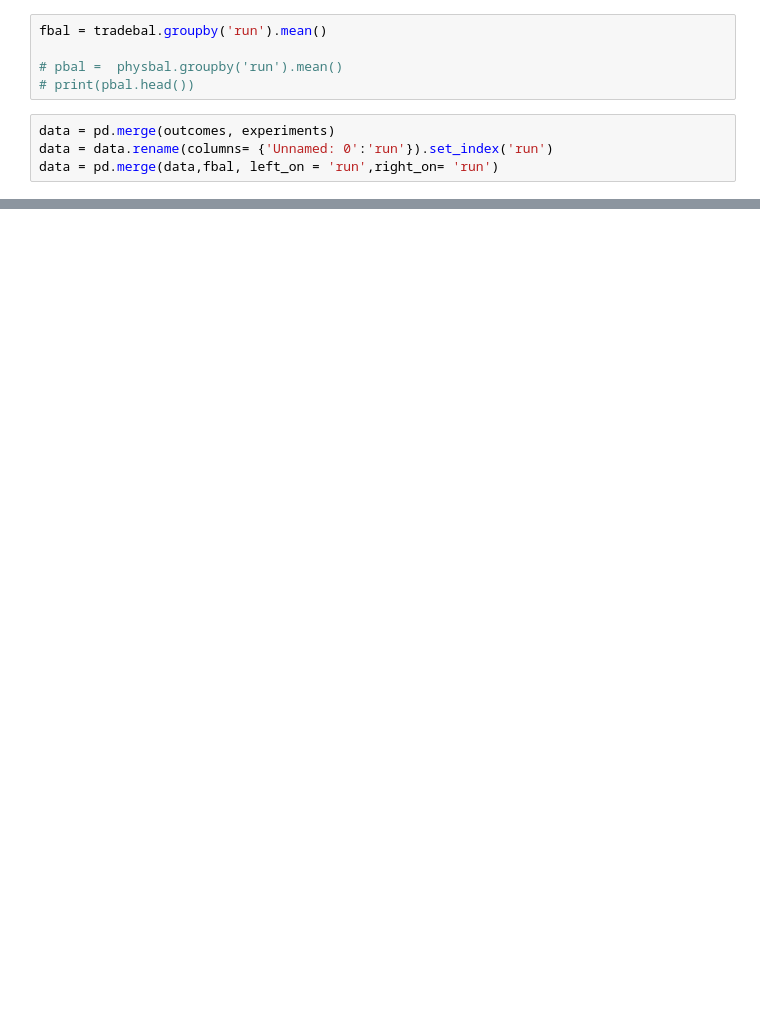
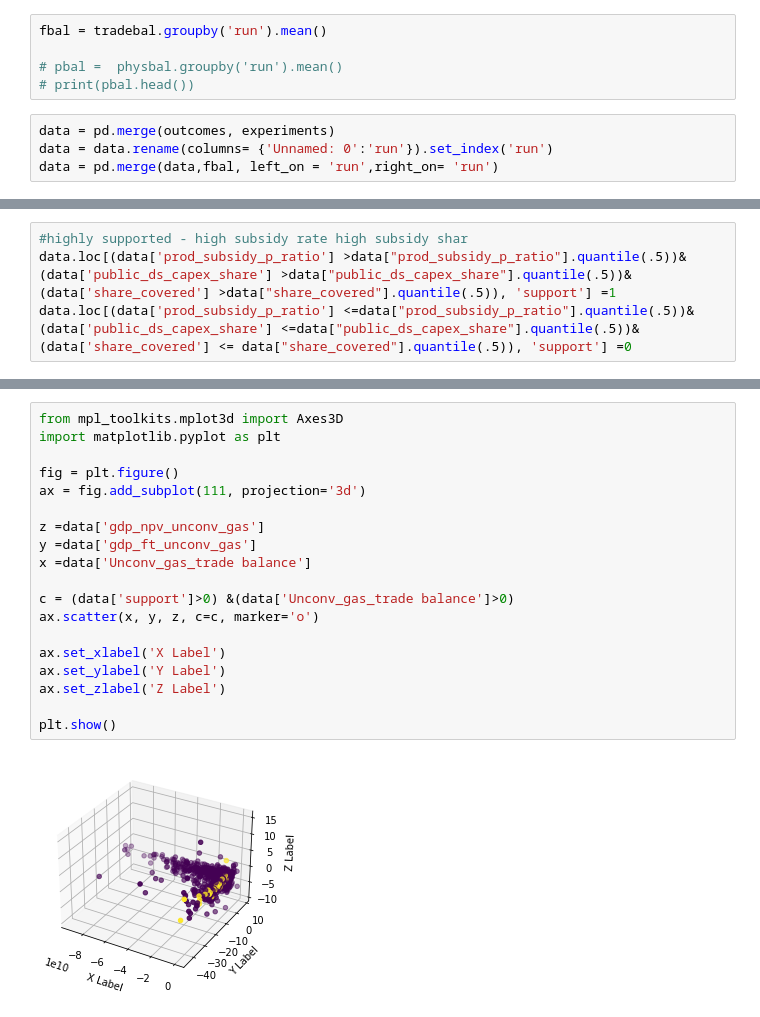
Before and after one commit to worldbank/Vacauerta, a Jupyter notebook: src/flipped.ipynb, the cells around one changed output, grey strips where cells are left out. Saved outputs shown, nothing was run; the diff lists cells and outputs as text; blank space fills up the shorter version.

```diff
--- a/src/flipped.ipynb
+++ b/src/flipped.ipynb
@@ -98,0 +122,4 @@ pd.crosstab(data['scenario'],data['success3'])
+# %%
+#highly supported - high subsidy rate high subsidy shar
+data.loc[(data['prod_subsidy_p_ratio'] >data["prod_subsidy_p_ratio"].quantile(.5))&(data['public_ds_capex_share'] >data["public_ds_capex_share"].quantile(.5))&(data['share_covered'] >data["share_covered"].quantile(.5)), 'support'] =1
+data.loc[(data['prod_subsidy_p_ratio'] <=data["prod_subsidy_p_ratio"].quantile(.5))&(data['public_ds_capex_share'] <=data["public_ds_capex_share"].quantile(.5))&(data['share_covered'] <= data["share_covered"].quantile(.5)), 'support'] =0
@@ -98,0 +132,21 @@ pd.crosstab(data['scenario'],data['success3'])
+# %%
+from mpl_toolkits.mplot3d import Axes3D
+import matplotlib.pyplot as plt
+
+fig = plt.figure()
+ax = fig.add_subplot(111, projection='3d')
+
+z =data['gdp_npv_unconv_gas']
+y =data['gdp_ft_unconv_gas']
+x =data['Unconv_gas_trade balance']
+
+c = (data['support']>0) &(data['Unconv_gas_trade balance']>0)
+ax.scatter(x, y, z, c=c, marker='o')
+
+ax.set_xlabel('X Label')
+ax.set_ylabel('Y Label')
+ax.set_zlabel('Z Label')
+
+plt.show()
+# %% [output]
+[figure, added]
```
Also changed, not shown: parts of 13 cells of this notebook, 1 other file.
